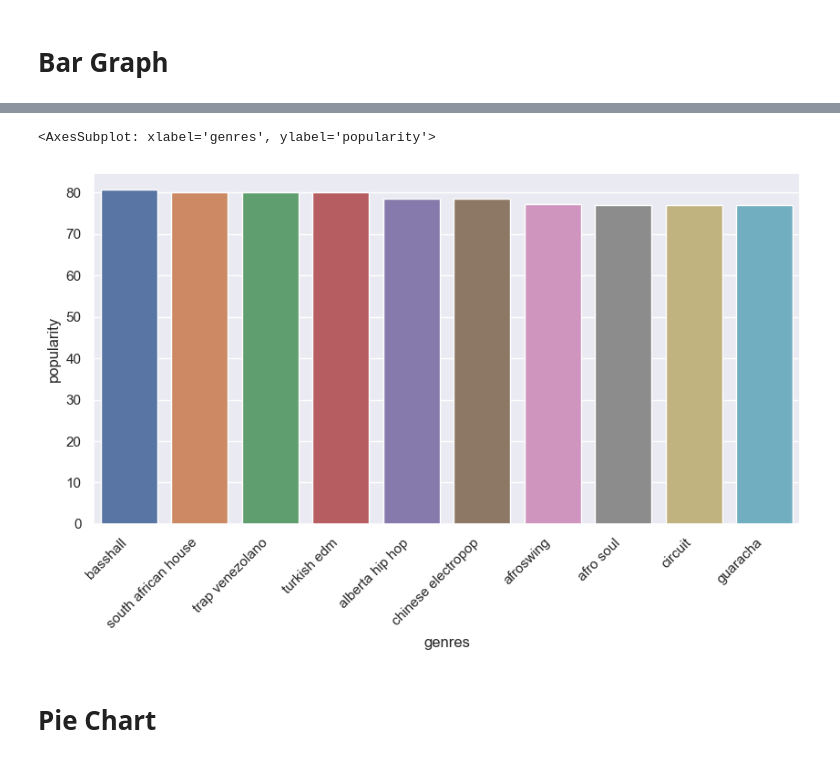
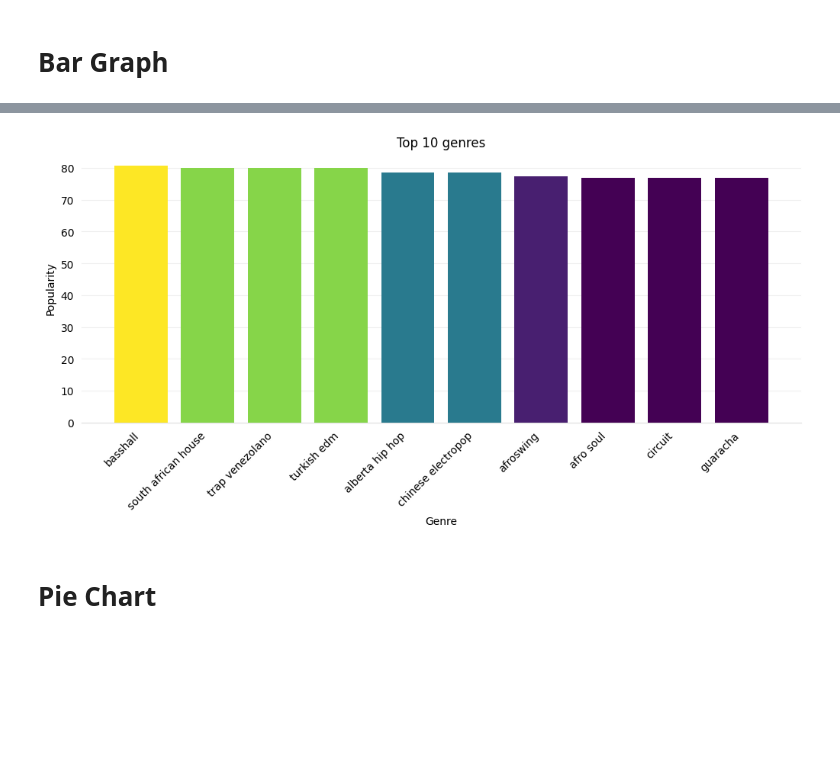
Before and after one commit to algebrabender/NSWEProject, a Jupyter notebook: matplotlib.ipynb, the cells around one changed output, grey strips where cells are left out. Cells and saved outputs as stored; diff of their text form; code cells hidden in the pictures; blank space fills up the shorter version.

```diff
--- a/matplotlib.ipynb
+++ b/matplotlib.ipynb
@@ -27,12 +53,31 @@ plt.show()
-# %%
-
-sns.set_theme()
-sns.set(rc={'figure.figsize':(10, 5)})
-plt.xticks(rotation=45, ha='right')
-sns.barplot(data = top5_genres, x = 'genres', y = 'popularity')
-# %% [output]
-<AxesSubplot: xlabel='genres', ylabel='popularity'>
-[figure, removed]
+# %%
+top10_genres = genre_data.nlargest(10, 'popularity')
+
+my_cmap = plt.get_cmap("viridis")
+rescale = lambda y: (y - np.min(y)) / (np.max(y) - np.min(y))
+
+fig, ax = plt.subplots(figsize=(10,5))
+plt.xticks(rotation=45, ha='right')
+ax.bar(x = top10_genres['genres'], height = top10_genres['popularity'], color=my_cmap(rescale(top10_genres['popularity'])))
+
+ax.spines['top'].set_visible(False)
+ax.spines['right'].set_visible(False)
+ax.spines['left'].set_visible(False)
+ax.spines['bottom'].set_color('#DDDDDD')
+
+ax.tick_params(bottom=False, left=False)
+
+ax.set_axisbelow(True)
+ax.yaxis.grid(True, color='#EEEEEE')
+ax.xaxis.grid(False)
+
+fig.tight_layout()
+plt.title("Top 10 genres")
+plt.xlabel('Genre')
+plt.ylabel('Popularity')
+plt.show()
+# %% [output]
+[figure, added]
 # %% [markdown]
 # Pie Chart
 # %%
```
Also changed, not shown: parts of 14 cells of this notebook.
